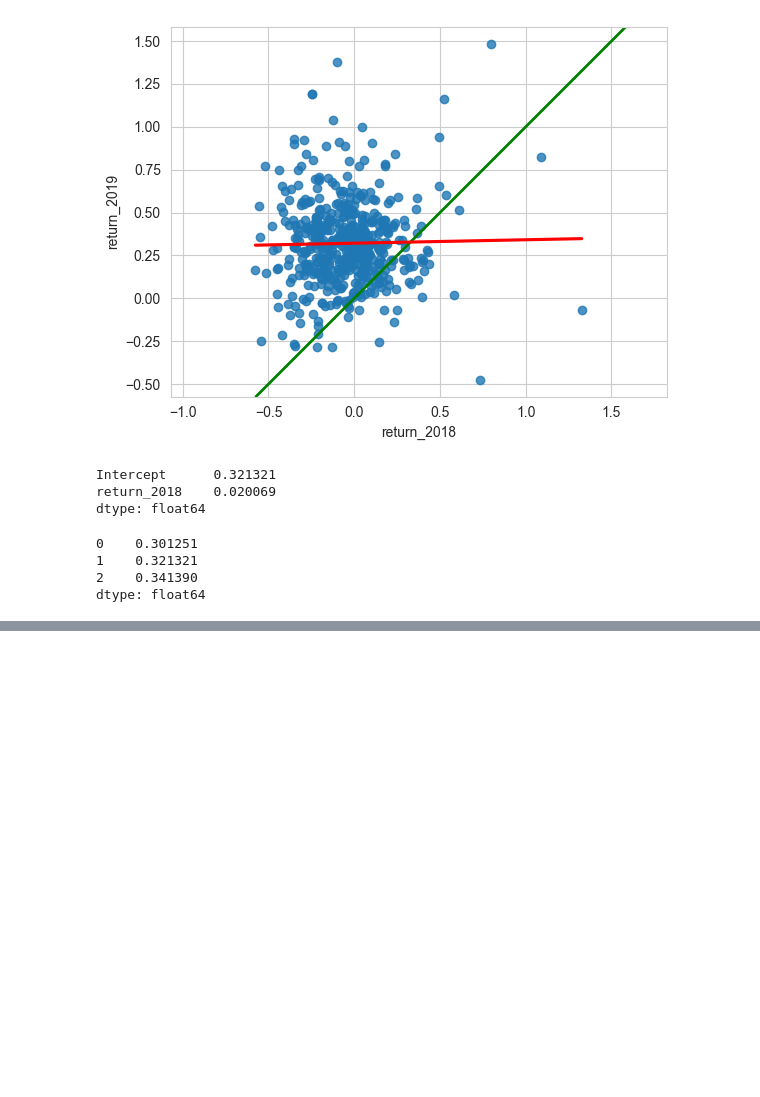
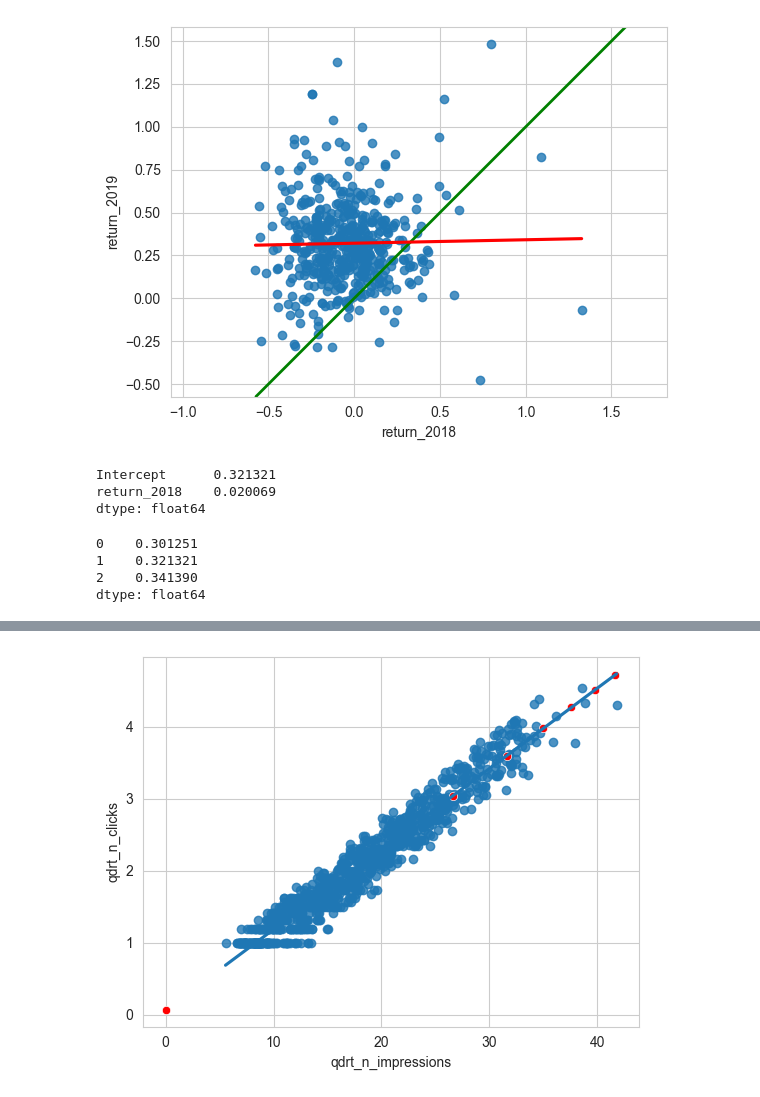
Before and after one commit to farvic/python-datascience, a Jupyter notebook: data-science-track/27_introduction_to_linear_regression_with_statsmodel_in_python/chapter_2_making_predictions.ipynb, the cells around one changed output, grey strips where cells are left out. Cells and saved outputs as stored; diff of their text form; code cells hidden in the pictures; blank space fills up the shorter version.

```diff
--- a/data-science-track/27_introduction_to_linear_regression_with_statsmodel_in_python/chapter_2_making_predictions.ipynb
+++ b/data-science-track/27_introduction_to_linear_regression_with_statsmodel_in_python/chapter_2_making_predictions.ipynb
@@ -144,0 +198,14 @@ dtype: float64
+# %%
+# Run a linear regression of your transformed variables
+mdl_click_vs_impression_trans = ols("qdrt_n_clicks ~ qdrt_n_impressions",data=ad_conversion).fit()
+
+explanatory_data = pd.DataFrame({"qdrt_n_impressions": np.arange(0, 3e6+1, 5e5) ** .25,
+                                 "n_impressions": np.arange(0, 3e6+1, 5e5)})
+
+# Complete prediction_data
+prediction_data = explanatory_data.assign(
+    qdrt_n_clicks = mdl_click_vs_impression_trans.predict(explanatory_data)
+)
+
+# Print the result
+print(prediction_data)
@@ -144,0 +221,13 @@ dtype: float64
+# %%
+# Back transform qdrt_n_clicks
+prediction_data["n_clicks"] = prediction_data["qdrt_n_clicks"] ** 4
+
+# Plot the transformed variables
+fig = plt.figure()
+sns.regplot(x="qdrt_n_impressions", y="qdrt_n_clicks", data=ad_conversion, ci=None)
+
+# Add a layer of your prediction points
+sns.scatterplot(x="qdrt_n_impressions", y="qdrt_n_clicks", data=prediction_data, color="red")
+plt.show()
+# %% [output]
+[figure, added]
```
Also changed, not shown: parts of 17 cells of this notebook, 3 other files.
